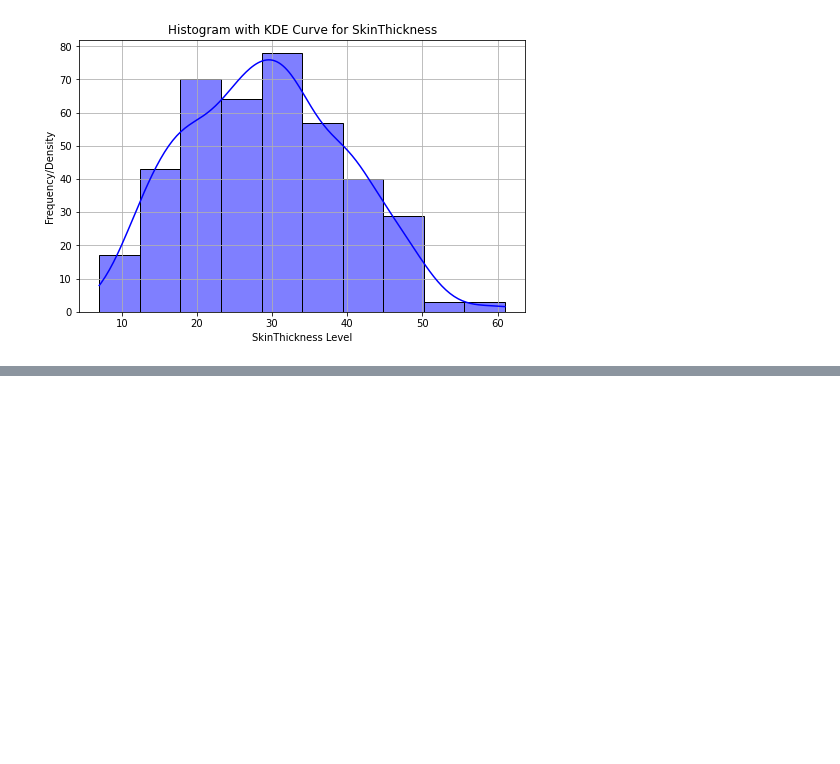
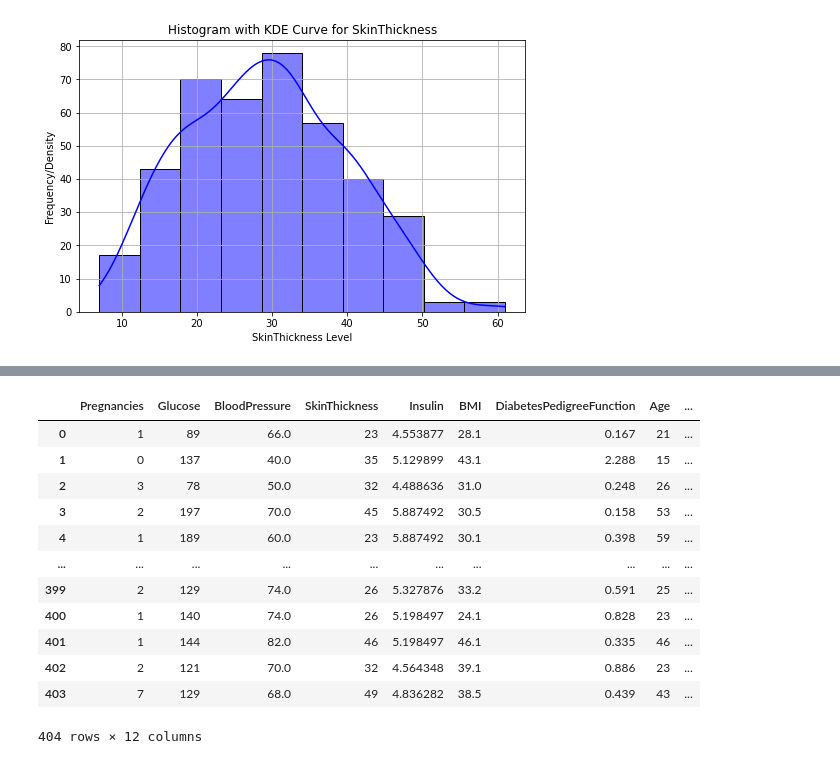
Before and after one commit to seankendall/UCD_Data_Mining, a Jupyter notebook: Practical 1/Practical1B.ipynb, the cells around one changed output, grey strips where cells are left out. Saved outputs shown, nothing was run; the diff lists cells and outputs as text; code cells hidden in the pictures; blank space fills up the shorter version.

```diff
--- a/Practical 1/Practical1B.ipynb
+++ b/Practical 1/Practical1B.ipynb
@@ -376,0 +445,4 @@ plt.show()
+# %%
+# (c) Add a new column named ‘BMI/Age’ with the value of BMI over the Age, without using any loops
+df['BMI/Age'] = df['BMI']/df['Age']
+df
@@ -376,0 +463,13 @@ plt.show()
+# %%
+# Without looping the rows, add a new column named ‘risk’ with the following rules:
+# a. High: if BMI > 45 and BloodPressure > 100
+# b. Medium: if 30 < BMI < 45 and BloodPressure < 100
+# c. Low: if BMI < 30
+# d. Unknown: otherwise
+
+conditions = [(df['BMI'] > 45) & (df['BloodPressure'] > 100), (df['BMI'] > 30) & (df['BMI'] < 45) & (df['BloodPressure'] < 100), df['BMI'] < 30]
+values = ['High', 'Medium', 'Low']
+
+# Use np.select to create the 'risk' column based on conditions
+df['risk'] = np.select(conditions, values, default='Unknown')
+df
@@ -376,0 +490,7 @@ plt.show()
+# %%
+# (e) The file named ages.csv provides the age group names. Merge the two dataframes by the age,
+# the resulted dataframe must contain all the columns of diabetes.csv, in addition to their age
+# group in the column named ‘AgeGroup’
+
+df_ages = pd.read_csv('ages.csv')
+df_ages
@@ -376,0 +511,17 @@ plt.show()
+# %%
+df = pd.merge(df, df_ages, on='Age', how='left')
+df
+# %% [output]
+|  | Pregnancies | Glucose | BloodPressure | SkinThickness | Insulin | BMI | DiabetesPedigreeFunction | Age | ... |
+| 0 | 1 | 89 | 66.0 | 23 | 4.553877 | 28.1 | 0.167 | 21 | ... |
+| 1 | 0 | 137 | 40.0 | 35 | 5.129899 | 43.1 | 2.288 | 15 | ... |
+| 2 | 3 | 78 | 50.0 | 32 | 4.488636 | 31.0 | 0.248 | 26 | ... |
+| 3 | 2 | 197 | 70.0 | 45 | 5.887492 | 30.5 | 0.158 | 53 | ... |
+| 4 | 1 | 189 | 60.0 | 23 | 5.887492 | 30.1 | 0.398 | 59 | ... |
+| ... | ... | ... | ... | ... | ... | ... | ... | ... | ... |
+| 399 | 2 | 129 | 74.0 | 26 | 5.327876 | 33.2 | 0.591 | 25 | ... |
+| 400 | 1 | 140 | 74.0 | 26 | 5.198497 | 24.1 | 0.828 | 23 | ... |
+| 401 | 1 | 144 | 82.0 | 46 | 5.198497 | 46.1 | 0.335 | 46 | ... |
+| 402 | 2 | 121 | 70.0 | 32 | 4.564348 | 39.1 | 0.886 | 23 | ... |
+| 403 | 7 | 129 | 68.0 | 49 | 4.836282 | 38.5 | 0.439 | 43 | ... |
+404 rows × 12 columns
```
Also changed, not shown: parts of 11 cells of this notebook.
